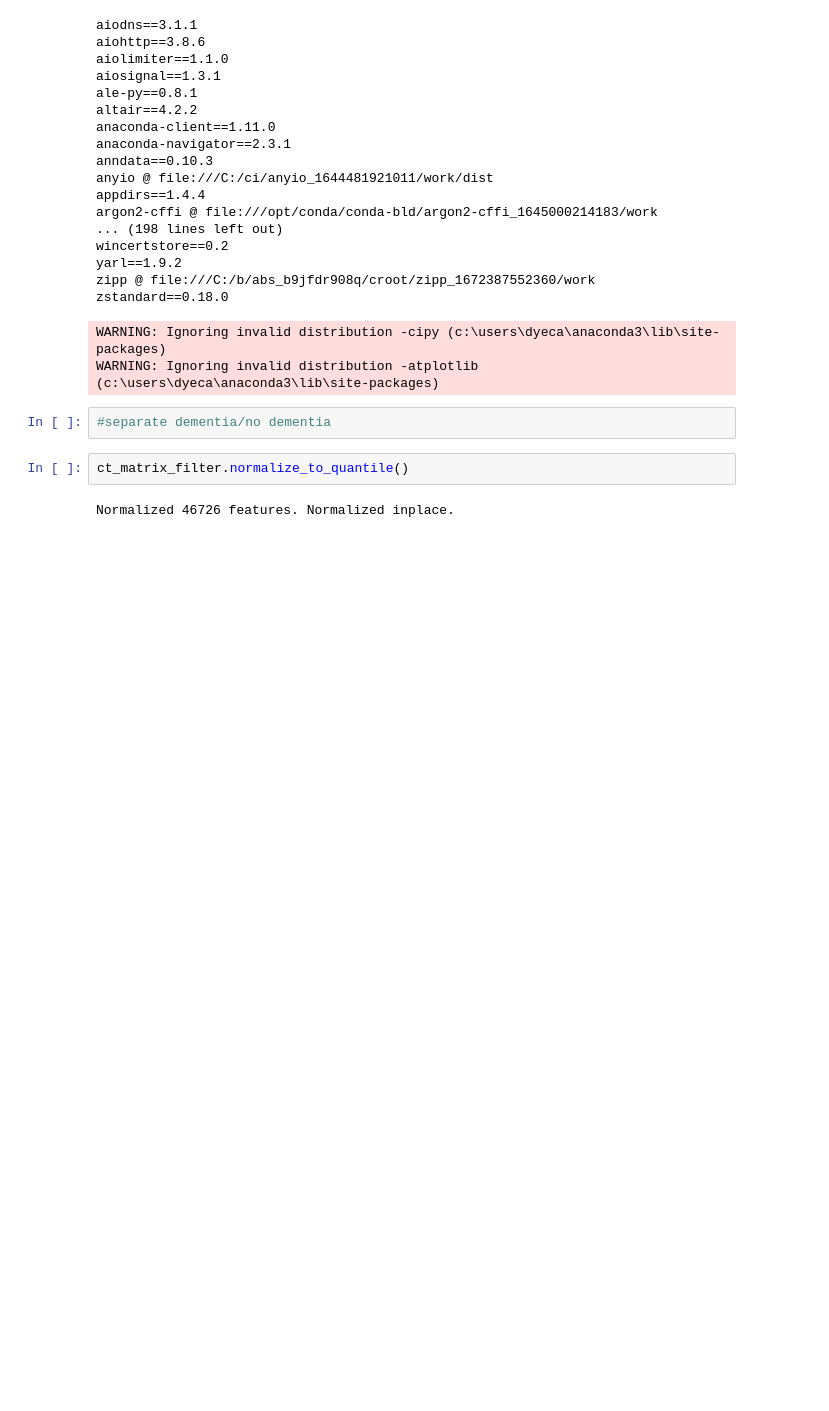
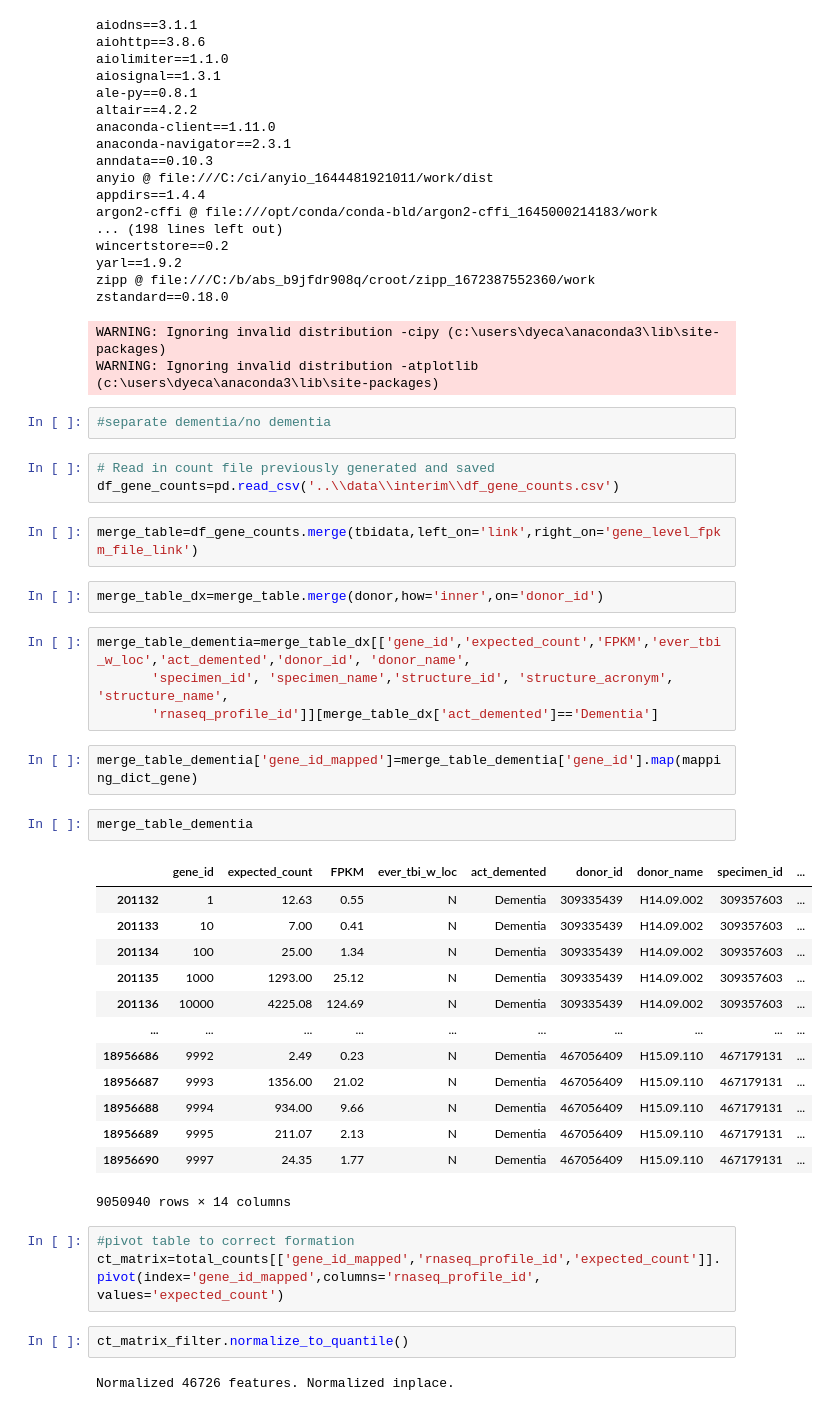
Before and after one commit to clmangham/aging_dementia_tbi, a Jupyter notebook: notebooks/RNAnalysis_CD.ipynb, the cells around one changed output. Saved outputs shown, nothing was run; the diff lists cells and outputs as text; blank space fills up the shorter version.

```diff
--- a/notebooks/RNAnalysis_CD.ipynb
+++ b/notebooks/RNAnalysis_CD.ipynb
@@ -695,6 +676,38 @@ WARNING: Ignoring invalid distribution -cipy (c:\users\dyeca\anaconda3\lib\site-
 WARNING: Ignoring invalid distribution -atplotlib (c:\users\dyeca\anaconda3\lib\site-packages)
 # %%
 #separate dementia/no dementia
+# %%
+# Read in count file previously generated and saved
+df_gene_counts=pd.read_csv('..\\data\\interim\\df_gene_counts.csv')
+# %%
+merge_table=df_gene_counts.merge(tbidata,left_on='link',right_on='gene_level_fpkm_file_link')
+# %%
+merge_table_dx=merge_table.merge(donor,how='inner',on='donor_id')
+# %%
+merge_table_dementia=merge_table_dx[['gene_id','expected_count','FPKM','ever_tbi_w_loc','act_demented','donor_id', 'donor_name',
+       'specimen_id', 'specimen_name','structure_id', 'structure_acronym', 'structure_name',
+       'rnaseq_profile_id']][merge_table_dx['act_demented']=='Dementia']
+# %%
+merge_table_dementia['gene_id_mapped']=merge_table_dementia['gene_id'].map(mapping_dict_gene)
+# %%
+merge_table_dementia
+# %% [output]
+|  | gene_id | expected_count | FPKM | ever_tbi_w_loc | act_demented | donor_id | donor_name | specimen_id | ... |
+| 201132 | 1 | 12.63 | 0.55 | N | Dementia | 309335439 | H14.09.002 | 309357603 | ... |
+| 201133 | 10 | 7.00 | 0.41 | N | Dementia | 309335439 | H14.09.002 | 309357603 | ... |
+| 201134 | 100 | 25.00 | 1.34 | N | Dementia | 309335439 | H14.09.002 | 309357603 | ... |
+| 201135 | 1000 | 1293.00 | 25.12 | N | Dementia | 309335439 | H14.09.002 | 309357603 | ... |
+| 201136 | 10000 | 4225.08 | 124.69 | N | Dementia | 309335439 | H14.09.002 | 309357603 | ... |
+| ... | ... | ... | ... | ... | ... | ... | ... | ... | ... |
+| 18956686 | 9992 | 2.49 | 0.23 | N | Dementia | 467056409 | H15.09.110 | 467179131 | ... |
+| 18956687 | 9993 | 1356.00 | 21.02 | N | Dementia | 467056409 | H15.09.110 | 467179131 | ... |
+| 18956688 | 9994 | 934.00 | 9.66 | N | Dementia | 467056409 | H15.09.110 | 467179131 | ... |
+| 18956689 | 9995 | 211.07 | 2.13 | N | Dementia | 467056409 | H15.09.110 | 467179131 | ... |
+| 18956690 | 9997 | 24.35 | 1.77 | N | Dementia | 467056409 | H15.09.110 | 467179131 | ... |
+9050940 rows × 14 columns
+# %%
+#pivot table to correct formation
+ct_matrix=total_counts[['gene_id_mapped','rnaseq_profile_id','expected_count']].pivot(index='gene_id_mapped',columns='rnaseq_profile_id', values='expected_count')
 # %%
 ct_matrix_filter.normalize_to_quantile()
 # %% [output]
```
Also changed, not shown: parts of 7 cells of this notebook.
